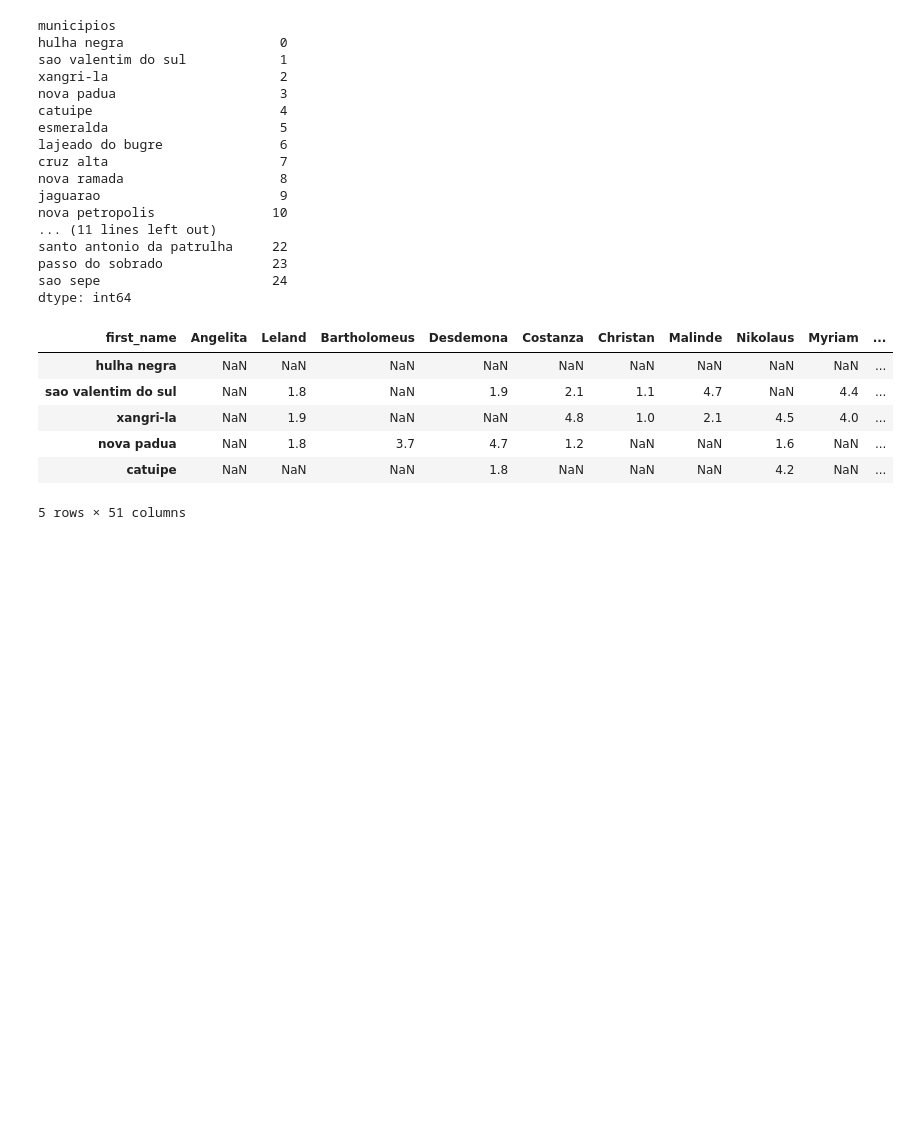
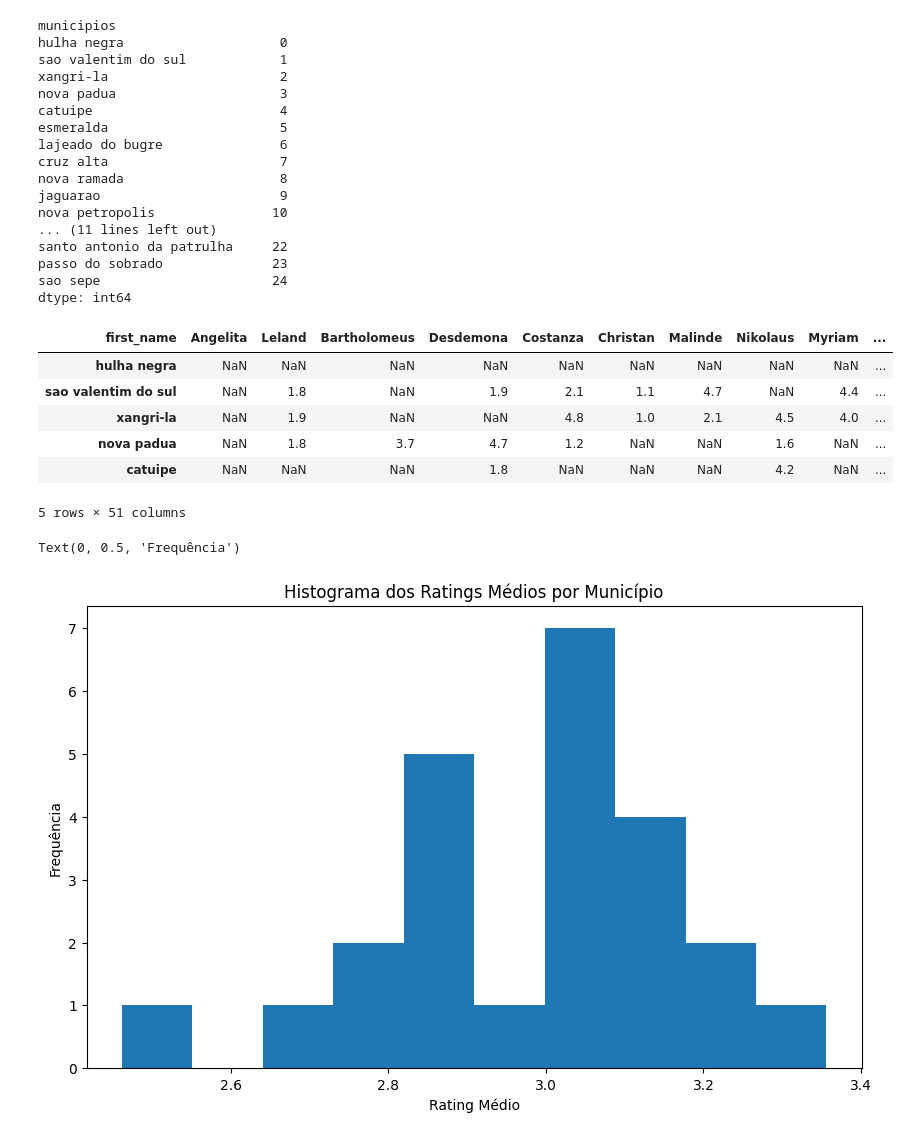
Before and after one commit to FlorensaDimer/TF_sistemas_recomendacao, a Jupyter notebook: app.ipynb, the cells around one changed output. Cells and saved outputs as stored; diff of their text form; code cells hidden in the pictures; blank space fills up the shorter version.

```diff
--- a/app.ipynb
+++ b/app.ipynb
@@ -368,6 +366,16 @@ df_ratings.head()
 | nova padua | NaN | 1.8 | 3.7 | 4.7 | 1.2 | NaN | NaN | 1.6 | NaN | ... |
 | catuipe | NaN | NaN | NaN | 1.8 | NaN | NaN | NaN | 4.2 | NaN | ... |
 5 rows × 51 columns
+# %%
+plt.figure(figsize=(10, 6))
+
+plt.hist(df_ratings['rating_mean'])
+plt.title('Histograma dos Ratings Médios por Município')
+plt.xlabel('Rating Médio')
+plt.ylabel('Frequência')
+# %% [output]
+Text(0, 0.5, 'Frequência')
+[figure, added]
 # %%
 def score_similar(user, indices, dist, num_recommend):
 
```
Also changed, not shown: parts of 6 cells of this notebook, 1 other file.
